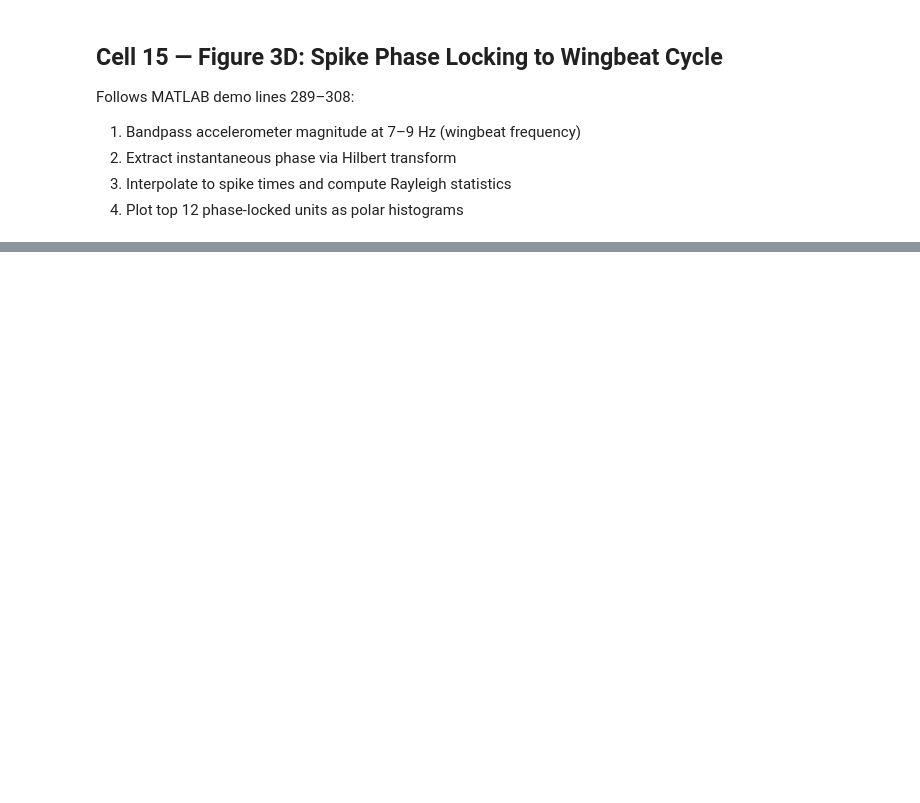
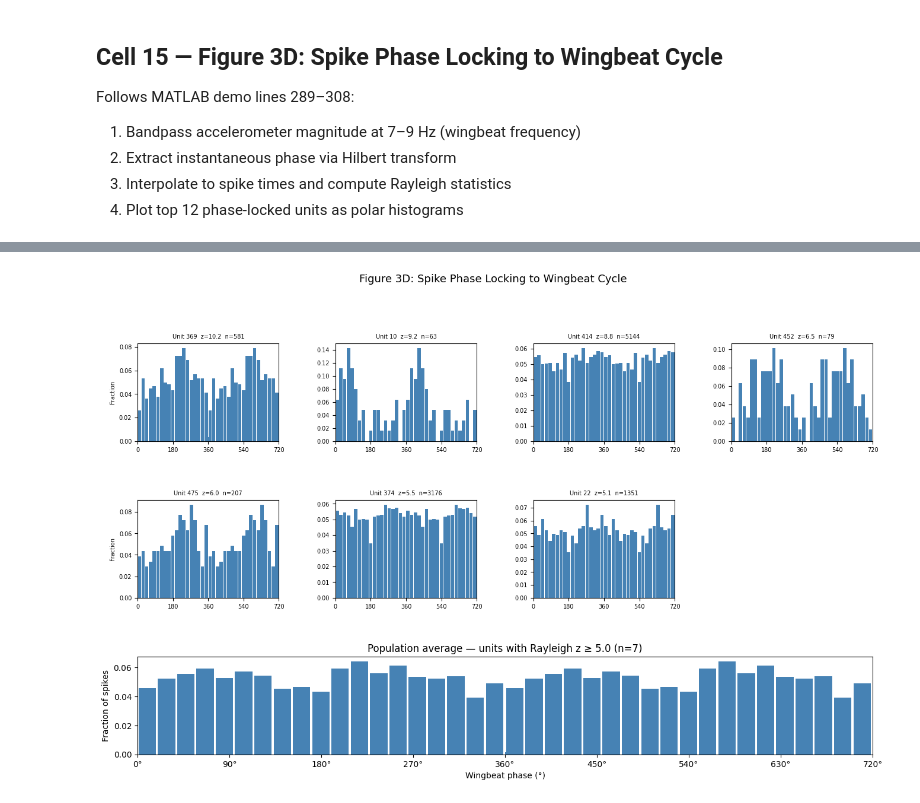
Before and after one commit to catalystneuro/yartsev-lab-to-nwb, a Jupyter notebook: notebooks/demo_visualizations.ipynb, the cells around one changed output, grey strips where cells are left out. Drawn from its saved outputs; the diff is of its cells as text; code cells hidden in the pictures; blank space fills up the shorter version.

Commit message:
Updated example notebooks

```diff
--- a/notebooks/demo_visualizations.ipynb
+++ b/notebooks/demo_visualizations.ipynb
@@ -738,0 +754,79 @@ plt.show()
+# %%
+# Figure 3D: linear phase histograms, two cycles shown, population average at bottom.
+# Bin size matches paper: 18.9°. X-axis: wingbeat phase (0–720°, two cycles).
+# Y-axis: fraction of spikes. Phase 0 = trough of wingbeat (downstroke).
+# Only units with Rayleigh z >= 5 are included.
+
+bin_size_degrees = 18.9
+bin_edges_degrees = np.arange(0, 360 + bin_size_degrees, bin_size_degrees)
+bin_centers_degrees = (bin_edges_degrees[:-1] + bin_edges_degrees[1:]) / 2
+
+rayleigh_z_threshold = 5.0
+
+# Build per-unit normalized histograms (one cycle, then duplicated for display)
+def phase_histogram(phases_radians):
+    phases_degrees = np.degrees(phases_radians) % 360
+    counts, _ = np.histogram(phases_degrees, bins=bin_edges_degrees)
+    total = counts.sum()
+    return counts / total if total > 0 else counts.astype(float)
+
+# Filter to units passing the z threshold
+passing_indices = [
+    i for i in range(len(valid_unit_indices))
+    if rayleigh_statistics[i] >= rayleigh_z_threshold
+]
+print(f"Units with Rayleigh z ≥ {rayleigh_z_threshold}: {len(passing_indices)}")
+
+unit_histograms = [phase_histogram(spike_phase_lists[i]) for i in passing_indices]
+population_average_histogram = np.mean(unit_histograms, axis=0)
+
+# Show up to 12 examples (highest z among passing units)
+top_passing_indices = sorted(passing_indices, key=lambda i: rayleigh_statistics[i], reverse=True)[:12]
+number_of_examples = len(top_passing_indices)
+number_of_example_rows = (number_of_examples + 3) // 4  # ceil
+
+# Layout: example rows + 1 full-width population average row
+figure = plt.figure(figsize=(16, 3 * number_of_example_rows + 3))
+grid_spec = gridspec.GridSpec(number_of_example_rows + 1, 4, figure=figure, hspace=0.6, wspace=0.4)
+
+x_two_cycles = np.concatenate([bin_centers_degrees, bin_centers_degrees + 360])
+
+for plot_index, top_index in enumerate(top_passing_indices):
+    unit_histogram = phase_histogram(spike_phase_lists[top_index])
+    y_two_cycles = np.concatenate([unit_histogram, unit_histogram])
+
+    row = plot_index // 4
+    column = plot_index % 4
+    axes = figure.add_subplot(grid_spec[row, column])
+    axes.bar(x_two_cycles, y_two_cycles, width=bin_size_degrees * 0.9, color="steelblue", edgecolor="none")
+    axes.set_xlim([0, 720])
+    axes.set_xticks([0, 180, 360, 540, 720])
+    axes.set_xticklabels(["0", "180", "360", "540", "720"], fontsize=7)
+    axes.tick_params(axis="y", labelsize=7)
+    axes.set_title(
+        f"Unit {valid_unit_indices[top_index]}  z={rayleigh_statistics[top_index]:.1f}  n={len(spike_phase_lists[top_index])}",
+        fontsize=7
+    )
+    if column == 0:
+        axes.set_ylabel("Fraction", fontsize=7)
+
+# Population average spanning full bottom row
+axes_population = figure.add_subplot(grid_spec[number_of_example_rows, :])
+y_population_two_cycles = np.concatenate([population_average_histogram, population_average_histogram])
+axes_population.bar(
+    x_two_cycles, y_population_two_cycles,
+    width=bin_size_degrees * 0.9, color="steelblue", edgecolor="none"
+)
+axes_population.set_xlim([0, 720])
+axes_population.set_xticks([0, 90, 180, 270, 360, 450, 540, 630, 720])
+axes_population.set_xticklabels(["0°", "90°", "180°", "270°", "360°", "450°", "540°", "630°", "720°"])
+axes_population.set_xlabel("Wingbeat phase (°)")
+axes_population.set_ylabel("Fraction of spikes")
+axes_population.set_title(
+    f"Population average — units with Rayleigh z ≥ {rayleigh_z_threshold} (n={len(passing_indices)})"
+)
+
+figure.suptitle("Figure 3D: Spike Phase Locking to Wingbeat Cycle", fontsize=13, y=1.01)
+plt.tight_layout()
+plt.show()
+# %% [output]
@@ -738,0 +834 @@ plt.show()
+[figure, added]
```
Also changed, not shown: parts of 17 cells of this notebook.
